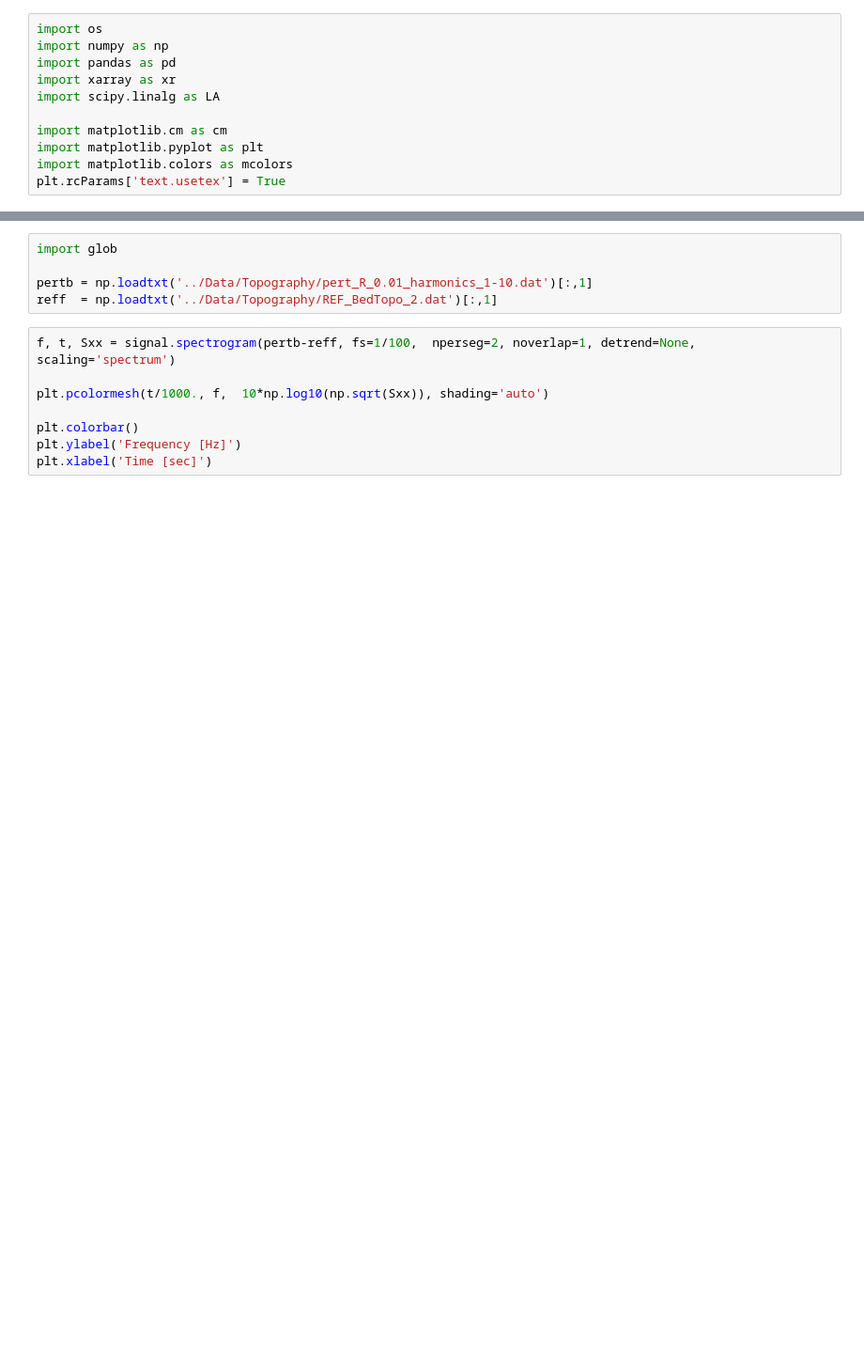
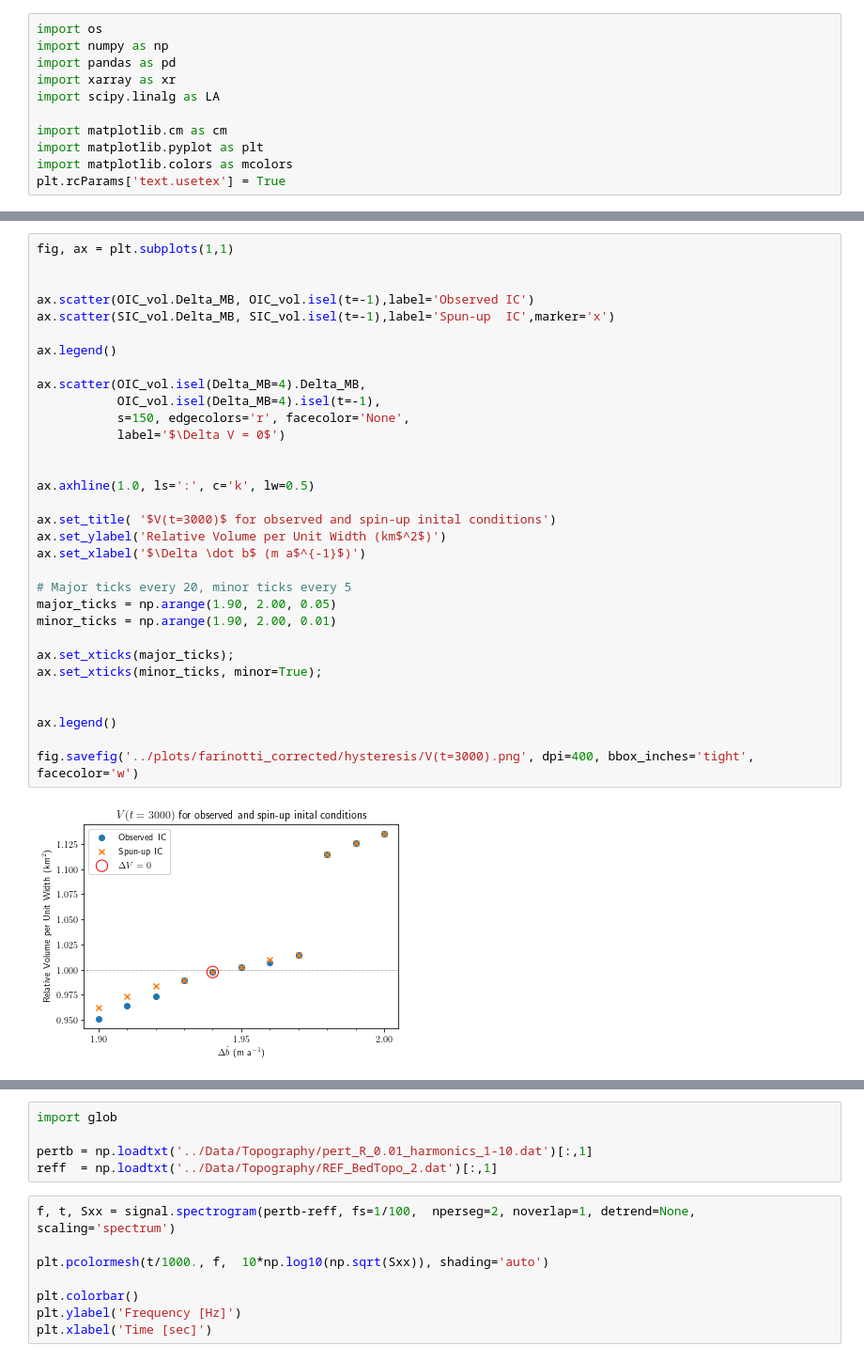
Before and after one commit to andrewdnolan/Harmonic_Beds, a Jupyter notebook: Notebooks/Hysterisis.ipynb, the cells around one changed output, grey strips where cells are left out. Shown at 94% size. Cells and saved outputs as stored; diff of their text form; blank space fills up the shorter version.

```diff
--- a/Notebooks/Hysterisis.ipynb
+++ b/Notebooks/Hysterisis.ipynb
@@ -119,3 +118,37 @@ plt.axhline(1.0, ls=':', c='k', lw=0.5)
+# %%
+fig, ax = plt.subplots(1,1)
+
+
+ax.scatter(OIC_vol.Delta_MB, OIC_vol.isel(t=-1),label='Observed IC')
+ax.scatter(SIC_vol.Delta_MB, SIC_vol.isel(t=-1),label='Spun-up  IC',marker='x')
+
+ax.legend()
+
+ax.scatter(OIC_vol.isel(Delta_MB=4).Delta_MB,
+           OIC_vol.isel(Delta_MB=4).isel(t=-1),
+           s=150, edgecolors='r', facecolor='None',
+           label='$\Delta V = 0$')
+
+
+ax.axhline(1.0, ls=':', c='k', lw=0.5)
+
+ax.set_title( '$V(t=3000)$ for observed and spin-up inital conditions')
+ax.set_ylabel('Relative Volume per Unit Width (km$^2$)')
+ax.set_xlabel('$\Delta \dot b$ (m a$^{-1}$)')
+
+# Major ticks every 20, minor ticks every 5
+major_ticks = np.arange(1.90, 2.00, 0.05)
+minor_ticks = np.arange(1.90, 2.00, 0.01)
+
+ax.set_xticks(major_ticks);
+ax.set_xticks(minor_ticks, minor=True);
+
+
+ax.legend()
+
+fig.savefig('../plots/farinotti_corrected/hysteresis/V(t=3000).png', dpi=400, bbox_inches='tight', facecolor='w')
+# %% [output]
+[figure, added]
 # %%
 fig, ax = plt.subplots(1,1, figsize=(4,3))
 
```
Also changed, not shown: parts of 22 cells of this notebook, 9 other files.
